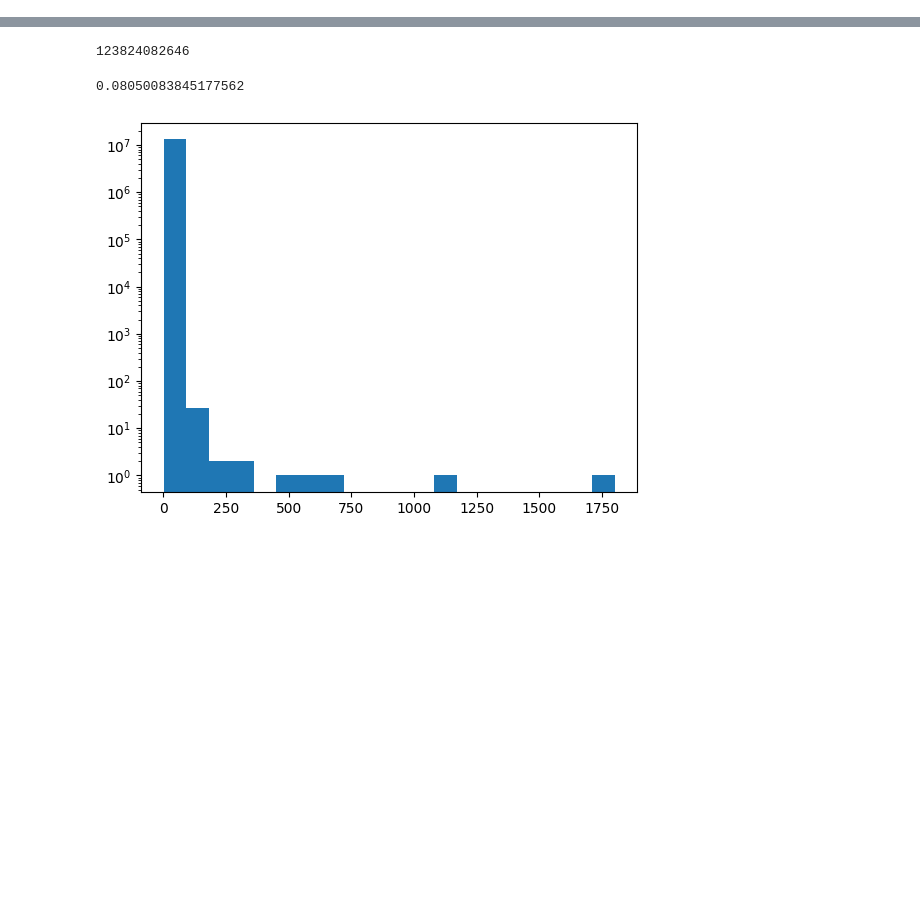
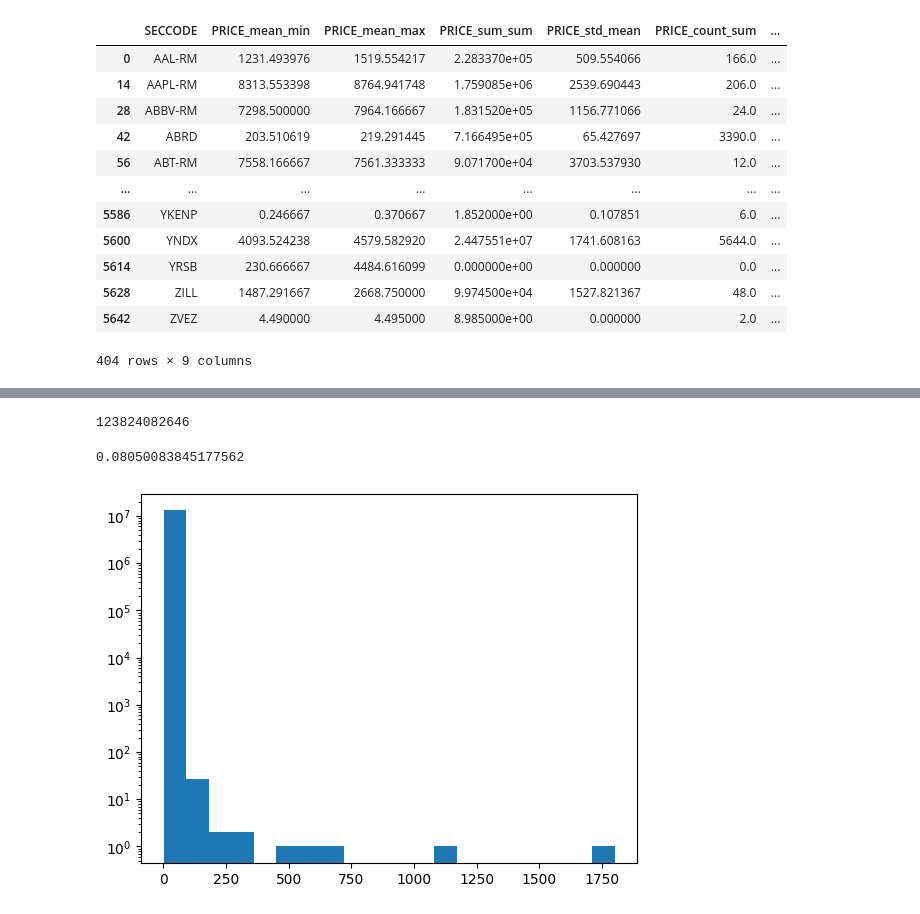
Before and after one commit to algorithm-pirogok/RL_market, a Jupyter notebook: test.ipynb, the cells around one changed output, grey strips where cells are left out. Drawn from its saved outputs; the diff is of its cells as text; code cells hidden in the pictures; blank space fills up the shorter version.

```diff
--- a/test.ipynb
+++ b/test.ipynb
@@ -5,0 +51,24 @@ from tqdm import tqdm
+# %%
+class StatsManager:
+    def __init__(self, names, period) -> None:
+        self._mean_dataset = pd.concat([pd.read_csv(f'data/statistics/{name}_{period}.csv', index_col=0)
+                                        for name in names]).groupby(['SECCODE', period]).mean().reset_index()
+
+    def get_from_time(self, time):
+        return self._mean_dataset[self._mean_dataset.HOUR == time].drop(columns=['HOUR'])
+# %%
+StatsManager(['stock_20210303', 'stock_20210303', 'stock_20210303'], 'HOUR').get_from_time(10)
+# %% [output]
+|  | SECCODE | PRICE_mean_min | PRICE_mean_max | PRICE_sum_sum | PRICE_std_mean | PRICE_count_sum | ... |
+| 0 | AAL-RM | 1231.493976 | 1519.554217 | 2.283370e+05 | 509.554066 | 166.0 | ... |
+| 14 | AAPL-RM | 8313.553398 | 8764.941748 | 1.759085e+06 | 2539.690443 | 206.0 | ... |
+| 28 | ABBV-RM | 7298.500000 | 7964.166667 | 1.831520e+05 | 1156.771066 | 24.0 | ... |
+| 42 | ABRD | 203.510619 | 219.291445 | 7.166495e+05 | 65.427697 | 3390.0 | ... |
+| 56 | ABT-RM | 7558.166667 | 7561.333333 | 9.071700e+04 | 3703.537930 | 12.0 | ... |
+| ... | ... | ... | ... | ... | ... | ... | ... |
+| 5586 | YKENP | 0.246667 | 0.370667 | 1.852000e+00 | 0.107851 | 6.0 | ... |
+| 5600 | YNDX | 4093.524238 | 4579.582920 | 2.447551e+07 | 1741.608163 | 5644.0 | ... |
+| 5614 | YRSB | 230.666667 | 4484.616099 | 0.000000e+00 | 0.000000 | 0.0 | ... |
+| 5628 | ZILL | 1487.291667 | 2668.750000 | 9.974500e+04 | 1527.821367 | 48.0 | ... |
+| 5642 | ZVEZ | 4.490000 | 4.495000 | 8.985000e+00 | 0.000000 | 2.0 | ... |
+404 rows × 9 columns
```
Also changed, not shown: parts of 11 cells of this notebook, 3 other files.
